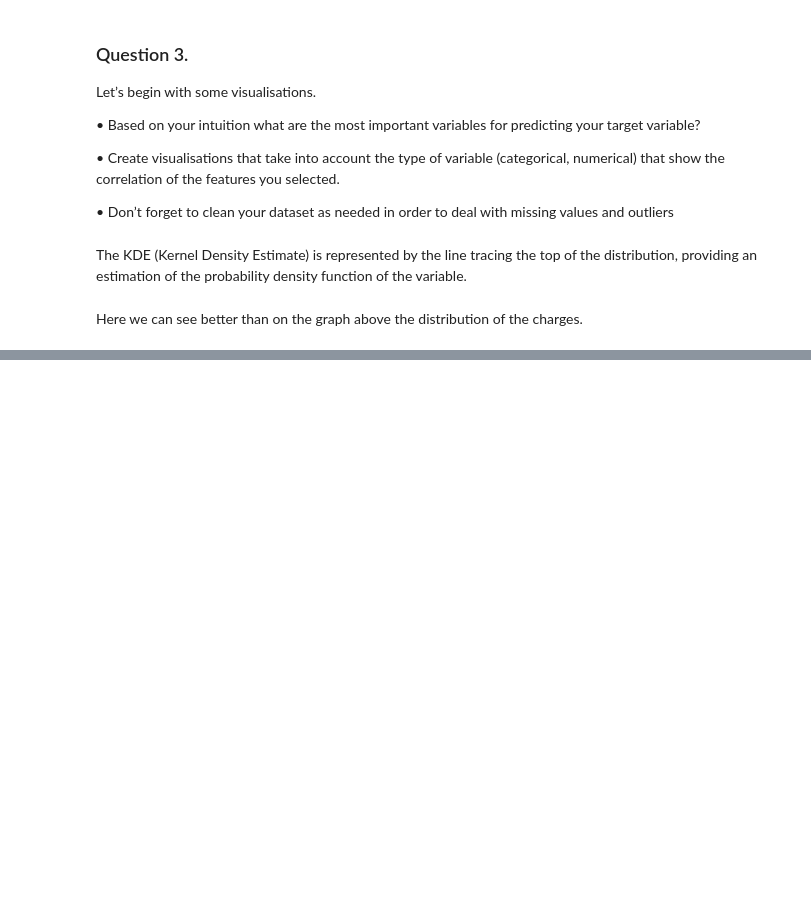
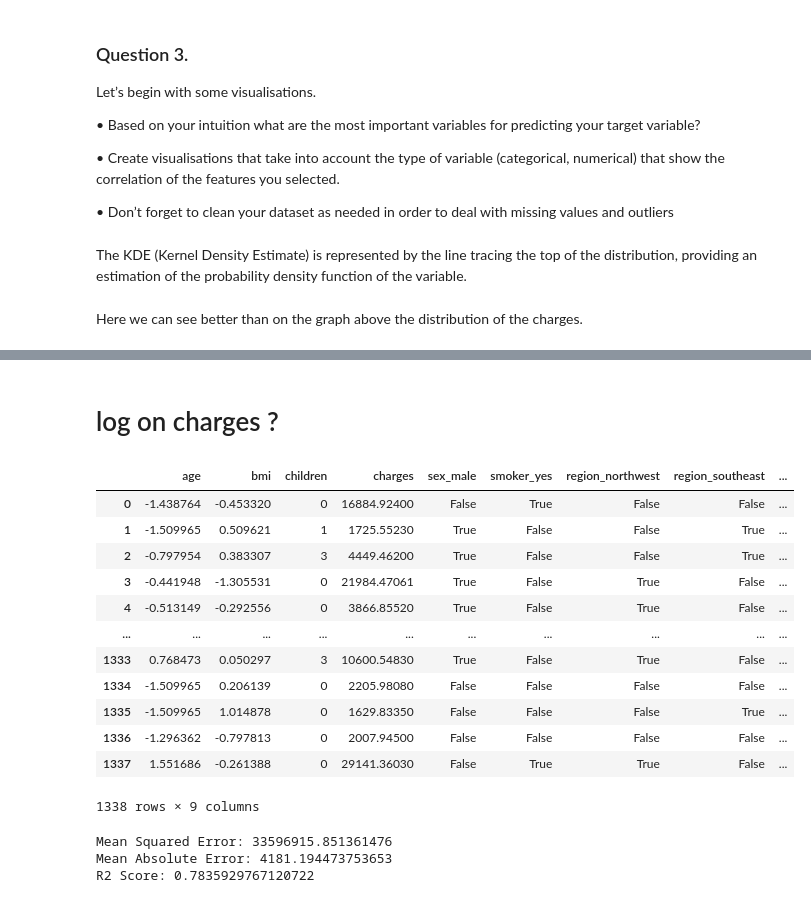
Before and after one commit to louiscockenpot/projet-explainability, a Jupyter notebook: project.ipynb, the cells around one changed output, grey strips where cells are left out. Cells and saved outputs as stored; diff of their text form; code cells hidden in the pictures; blank space fills up the shorter version.

```diff
--- a/project.ipynb
+++ b/project.ipynb
@@ -97,0 +159,26 @@ Here we can see better than on the graph above the distribution of the charges.
+# %% [markdown]
+# log on charges ?
+# %%
+#one hot encoding on the categorical columns
+df = pd.get_dummies(df, columns=["sex", "smoker", "region"], drop_first=True)
+# %%
+from sklearn.preprocessing import StandardScaler
+
+scaler = StandardScaler()
+df['bmi'] = scaler.fit_transform(df[['bmi']])
+df['age'] = scaler.fit_transform(df[['age']])
+df
+# %% [output]
+|  | age | bmi | children | charges | sex_male | smoker_yes | region_northwest | region_southeast | ... |
+| 0 | -1.438764 | -0.453320 | 0 | 16884.92400 | False | True | False | False | ... |
+| 1 | -1.509965 | 0.509621 | 1 | 1725.55230 | True | False | False | True | ... |
+| 2 | -0.797954 | 0.383307 | 3 | 4449.46200 | True | False | False | True | ... |
+| 3 | -0.441948 | -1.305531 | 0 | 21984.47061 | True | False | True | False | ... |
+| 4 | -0.513149 | -0.292556 | 0 | 3866.85520 | True | False | True | False | ... |
+| ... | ... | ... | ... | ... | ... | ... | ... | ... | ... |
+| 1333 | 0.768473 | 0.050297 | 3 | 10600.54830 | True | False | True | False | ... |
+| 1334 | -1.509965 | 0.206139 | 0 | 2205.98080 | False | False | False | False | ... |
+| 1335 | -1.509965 | 1.014878 | 0 | 1629.83350 | False | False | False | True | ... |
+| 1336 | -1.296362 | -0.797813 | 0 | 2007.94500 | False | False | False | False | ... |
+| 1337 | 1.551686 | -0.261388 | 0 | 29141.36030 | False | True | True | False | ... |
+1338 rows × 9 columns
@@ -97,0 +190,20 @@ Here we can see better than on the graph above the distribution of the charges.
+# %%
+from sklearn.linear_model import LinearRegression
+model = LinearRegression()
+model.fit(X_train, y_train)
+
+
+#more  model evaluation
+from sklearn.metrics import mean_squared_error, mean_absolute_error, r2_score
+y_pred = model.predict(X_test)
+mse = mean_squared_error(y_test, y_pred)
+mae = mean_absolute_error(y_test, y_pred)
+r2 = r2_score(y_test, y_pred)
+
+print(f'Mean Squared Error: {mse}')
+print(f'Mean Absolute Error: {mae}')
+print(f'R2 Score: {r2}')
+# %% [output]
+Mean Squared Error: 33596915.851361476
+Mean Absolute Error: 4181.194473753653
+R2 Score: 0.7835929767120722
```
Also changed, not shown: parts of 11 cells of this notebook.
